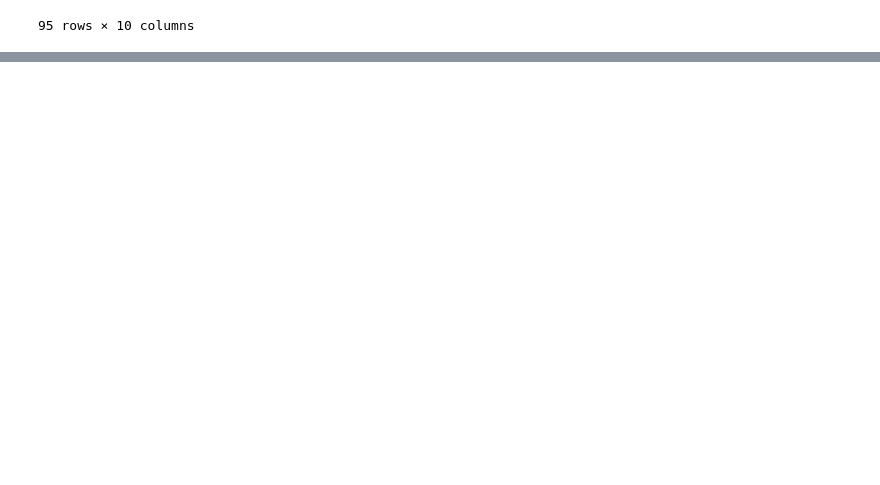
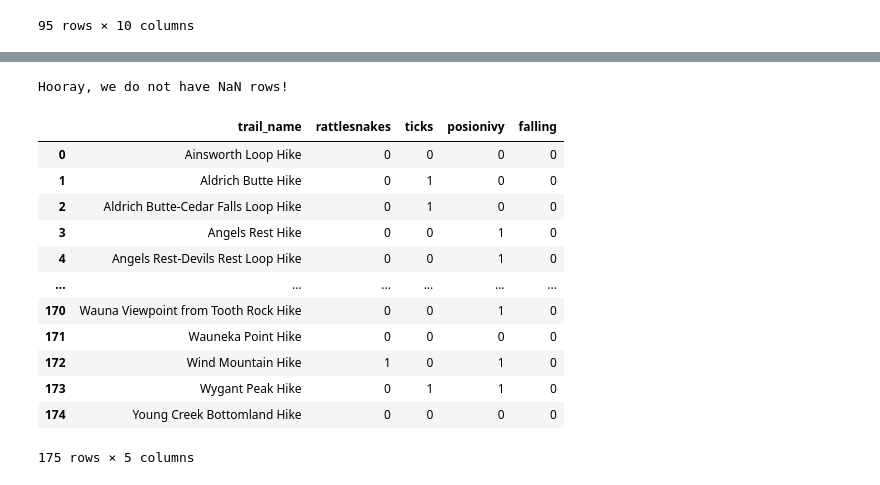
Before and after one commit to katmr27/Project3_Team10, a Jupyter notebook: cleaning_merging_data_Columbia_River_Gorge.ipynb, the cells around one changed output, grey strips where cells are left out. Drawn from its saved outputs; the diff is of its cells as text; code cells hidden in the pictures; blank space fills up the shorter version.

```diff
--- a/1_cleaning_data_Columbia_River_Gorge.ipynb
+++ b/cleaning_merging_data_Columbia_River_Gorge.ipynb
@@ -365,0 +331,30 @@ print(result_df)
+# %%
+# checking again if we still have missed rows where any column contains NaN
+nan_rows_2 = family_friendly_trails_final[family_friendly_trails_final.isna().any(axis=1)]
+
+# Display the rows with NaN values
+if nan_rows_2.empty:
+    print("Hooray, we do not have NaN rows!")
+else:
+    # Display the rows with NaN values
+    print("Here are the rows with NaN values:")
+    print(nan_rows)
+# %% [output]
+Hooray, we do not have NaN rows!
+# %%
+#checking hazard df
+hazards_data_clean
+# %% [output]
+|  | trail_name | rattlesnakes | ticks | posionivy | falling |
+| 0 | Ainsworth Loop Hike | 0 | 0 | 0 | 0 |
+| 1 | Aldrich Butte Hike | 0 | 1 | 0 | 0 |
+| 2 | Aldrich Butte-Cedar Falls Loop Hike | 0 | 1 | 0 | 0 |
+| 3 | Angels Rest Hike | 0 | 0 | 1 | 0 |
+| 4 | Angels Rest-Devils Rest Loop Hike | 0 | 0 | 1 | 0 |
+| ... | ... | ... | ... | ... | ... |
+| 170 | Wauna Viewpoint from Tooth Rock Hike | 0 | 0 | 1 | 0 |
+| 171 | Wauneka Point Hike | 0 | 0 | 0 | 0 |
+| 172 | Wind Mountain Hike | 1 | 0 | 1 | 0 |
+| 173 | Wygant Peak Hike | 0 | 1 | 1 | 0 |
+| 174 | Young Creek Bottomland Hike | 0 | 0 | 0 | 0 |
+175 rows × 5 columns
```
Also changed, not shown: parts of 30 cells of this notebook, 10 other files.
